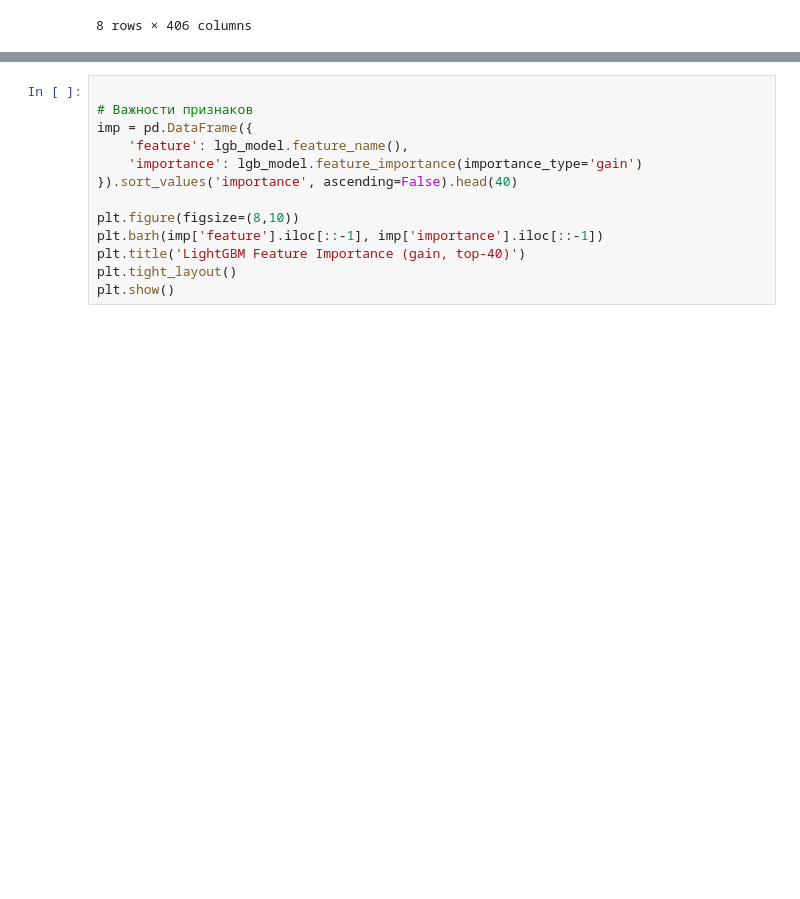
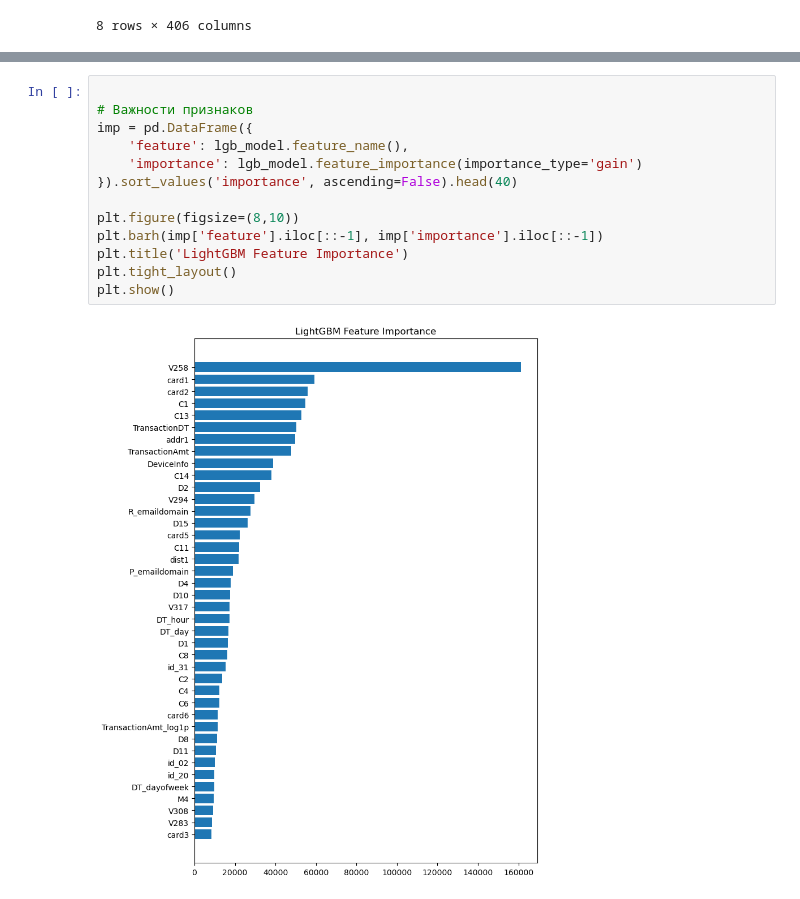
Before and after one commit to zenya1356/ML, a Jupyter notebook: boosting/boosting.ipynb, the cells around one changed output, grey strips where cells are left out. Saved outputs shown, nothing was run; the diff lists cells and outputs as text; blank space fills up the shorter version.

```diff
--- a/boosting/boosting.ipynb
+++ b/boosting/boosting.ipynb
@@ -263,14 +473,16 @@ print("LightGBM PR-AUC:", average_precision_score(y_va, va_pred_lgb))
 # %%
 
 # Важности признаков
 imp = pd.DataFrame({
     'feature': lgb_model.feature_name(),
     'importance': lgb_model.feature_importance(importance_type='gain')
 }).sort_values('importance', ascending=False).head(40)
 
 plt.figure(figsize=(8,10))
 plt.barh(imp['feature'].iloc[::-1], imp['importance'].iloc[::-1])
-plt.title('LightGBM Feature Importance (gain, top-40)')
+plt.title('LightGBM Feature Importance')
 plt.tight_layout()
 plt.show()
+# %% [output]
+[figure, added]
 # %%
```
Also changed, not shown: parts of 34 cells of this notebook, 16 other files.
